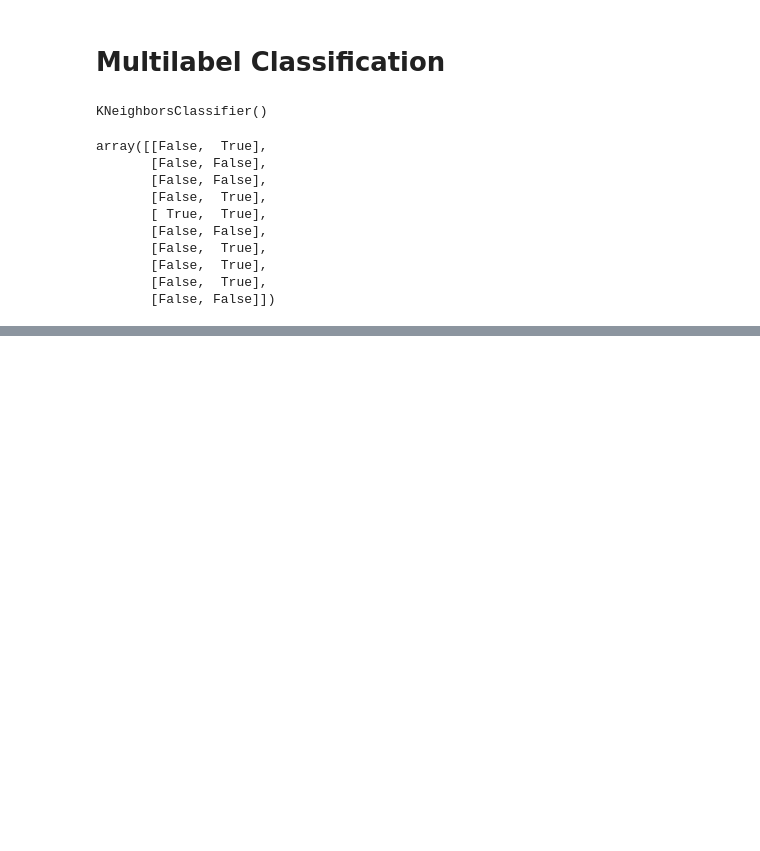
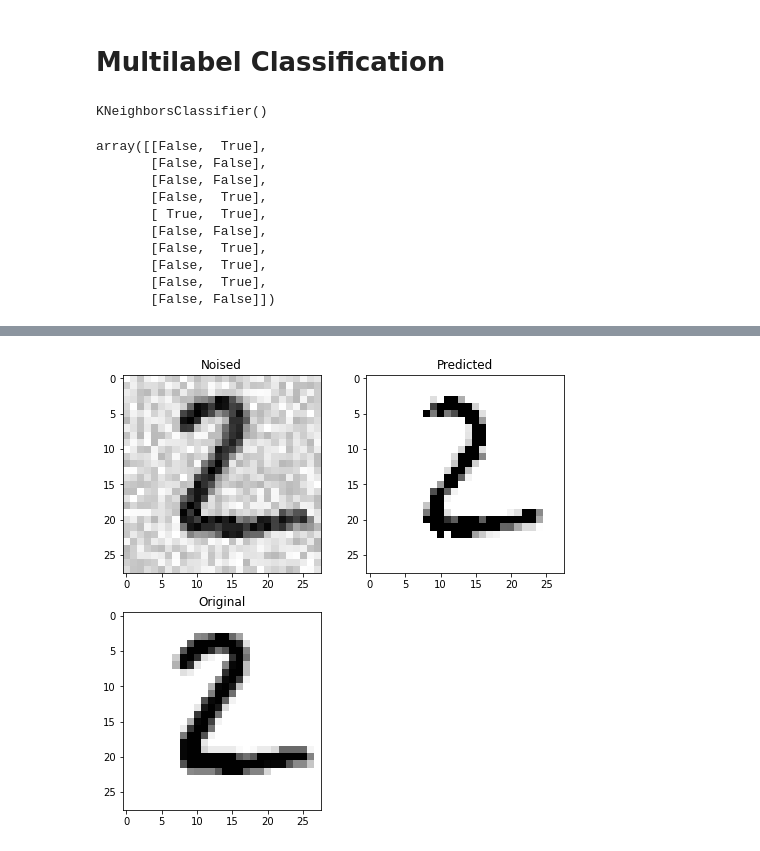
Before and after one commit to YunusKaratepe/hands-on-machine-learning-oreilly, a Jupyter notebook: chapter003.ipynb, the cells around one changed output, grey strips where cells are left out. Cells and saved outputs as stored; diff of their text form; code cells hidden in the pictures; blank space fills up the shorter version.

```diff
--- a/chapter003.ipynb
+++ b/chapter003.ipynb
@@ -457,0 +485,4 @@ array([[False,  True],
+# %%
+def plot_digit(digit):
+    img = np.reshape(np.array(digit), (28, 28))
+    plt.imshow(img, cmap=mpl.cm.binary, interpolation='nearest')
@@ -457,0 +502,17 @@ array([[False,  True],
+# %%
+knn_clf.fit(X_train_mod, y_train_mod)
+# %%
+index = 1
+
+predicted = knn_clf.predict([X_test_mod.iloc[index]])
+
+plt.figure(figsize=(8, 8))
+plt.subplot(221, title='Noised')
+plot_digit(X_test_mod.iloc[index])
+plt.subplot(222, title='Predicted')
+plot_digit(predicted)
+plt.subplot(223, title='Original')
+plot_digit(y_test_mod.iloc[index])
+plt.show()
+# %% [output]
+[figure, added]
```
Also changed, not shown: parts of 8 cells of this notebook.
